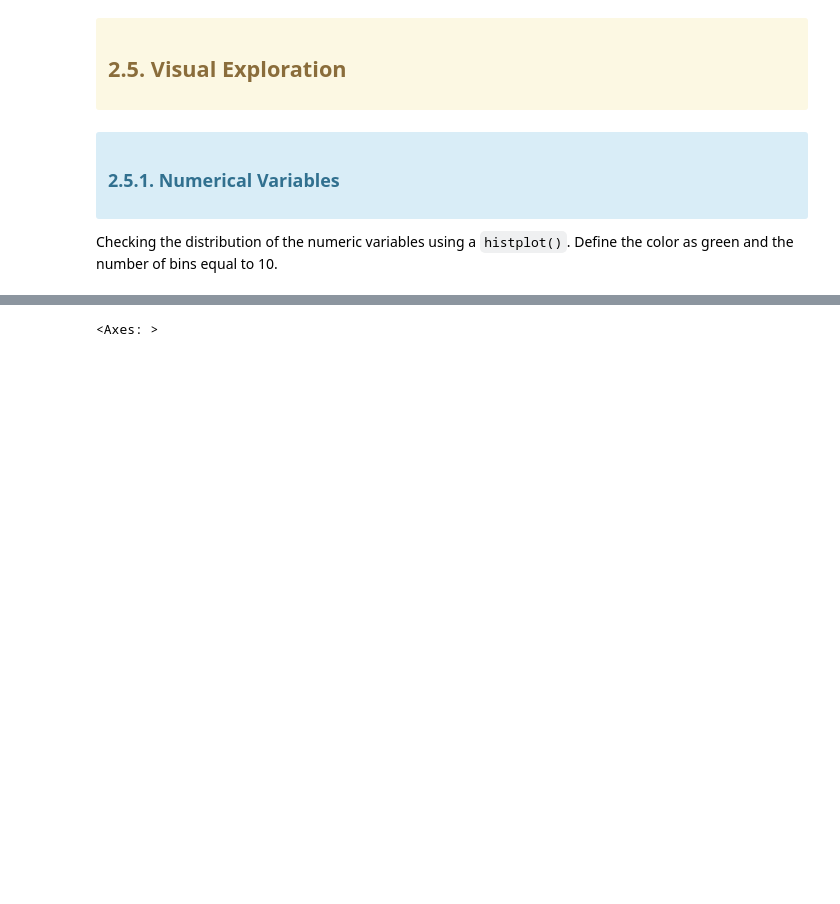
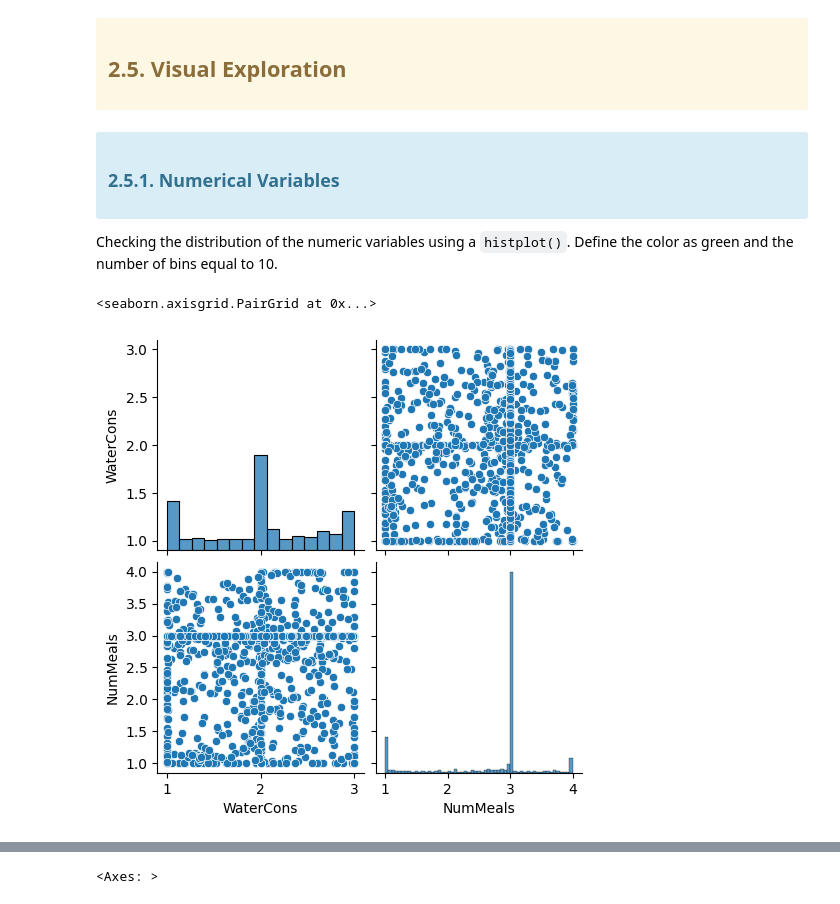
Before and after one commit to MInesGomes/DataScienceObesityLevels, a Jupyter notebook: DSGroup2.ipynb, the cells around one changed output, grey strips where cells are left out. Drawn from its saved outputs; the diff is of its cells as text; code cells hidden in the pictures; blank space fills up the shorter version.

```diff
--- a/DSGroup2.ipynb
+++ b/DSGroup2.ipynb
@@ -675,6 +701,12 @@ Name: count, dtype: int64
 </div>
 
 Checking the distribution of the numeric variables using a `histplot()`. Define the color as green and the number of bins equal to 10.
+# %%
+#  numericColumnsPlot(df, 2, PAIR_PLOT)
+sns.pairplot(df[['WaterCons','NumMeals']])
+# %% [output]
+<seaborn.axisgrid.PairGrid at 0x...>
+[figure, added]
 # %%
 numericColumnsPlot(df_clean, 3)
 numericColumnsPlot(df_clean, 3, BOX_PLOT )
```
Also changed, not shown: parts of 5 cells of this notebook.
